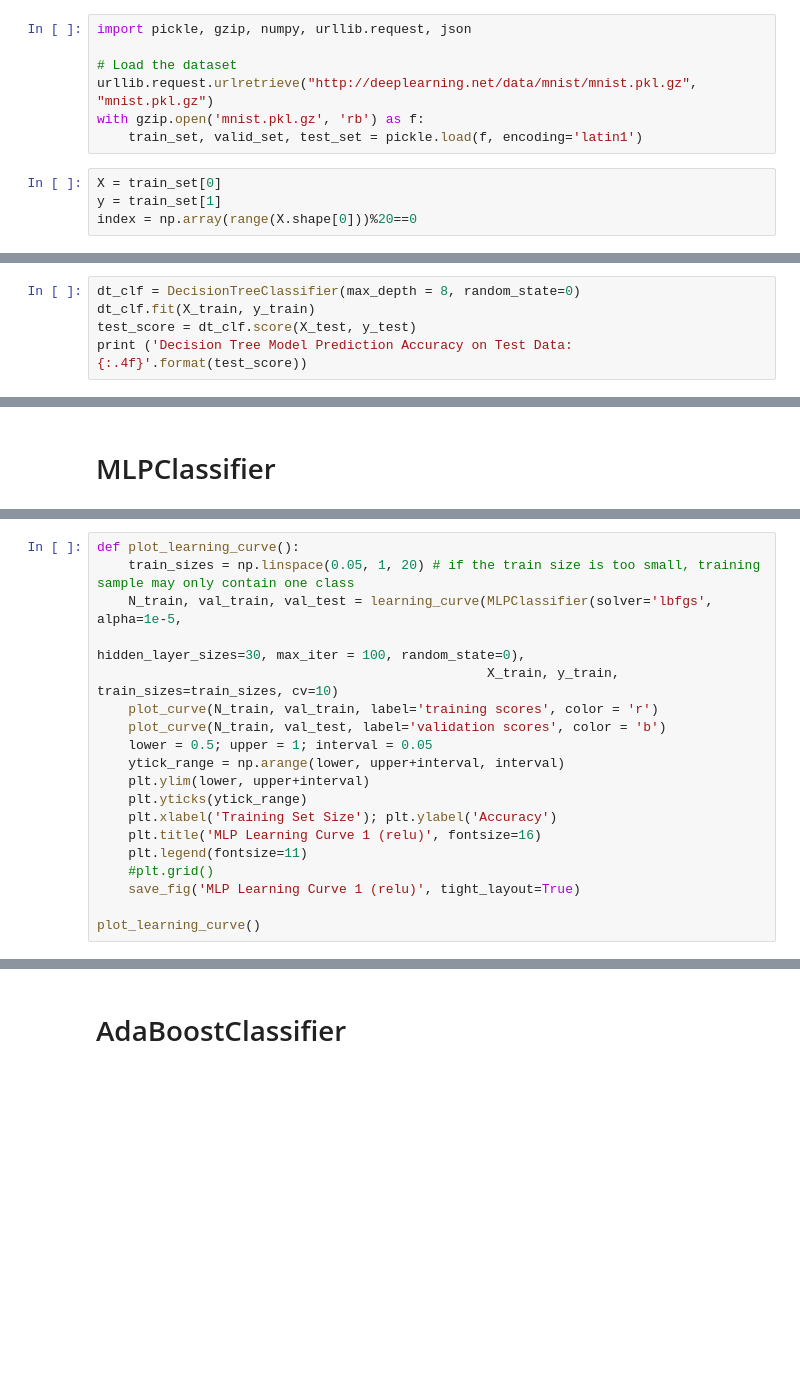
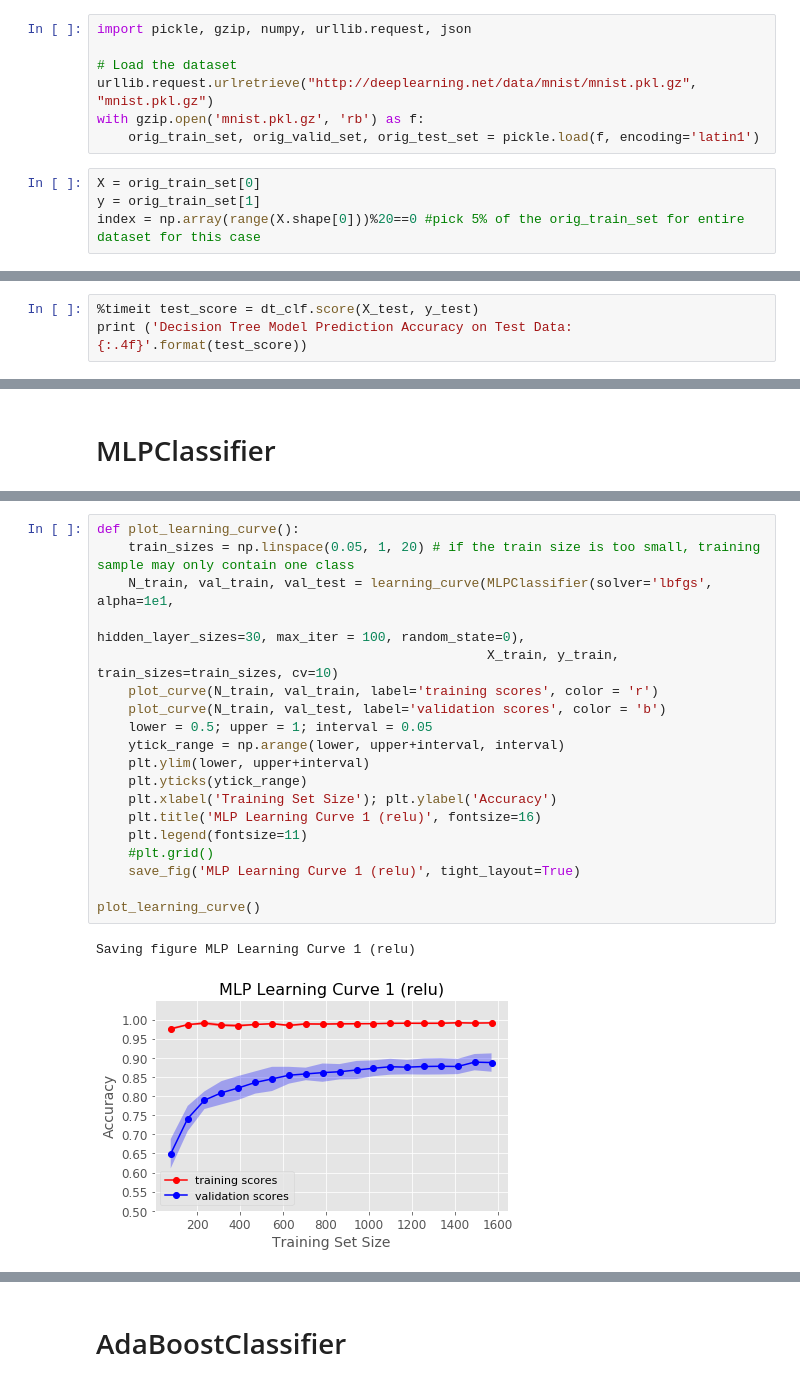
Before and after one commit to wanlipu/dsmain, a Jupyter notebook: machine_learning/classification-final-2-mnist.ipynb, the cells around one changed output, grey strips where cells are left out. Drawn from its saved outputs; the diff is of its cells as text; blank space fills up the shorter version.

```diff
--- a/machine_learning/classification-final-2-mnist.ipynb
+++ b/machine_learning/classification-final-2-mnist.ipynb
@@ -72,11 +72,11 @@ import pickle, gzip, numpy, urllib.request, json
 # Load the dataset
 urllib.request.urlretrieve("http://deeplearning.net/data/mnist/mnist.pkl.gz", "mnist.pkl.gz")
 with gzip.open('mnist.pkl.gz', 'rb') as f:
-    train_set, valid_set, test_set = pickle.load(f, encoding='latin1')
+    orig_train_set, orig_valid_set, orig_test_set = pickle.load(f, encoding='latin1')
 # %%
-X = train_set[0]
-y = train_set[1]
-index = np.array(range(X.shape[0]))%20==0
+X = orig_train_set[0]
+y = orig_train_set[1]
+index = np.array(range(X.shape[0]))%20==0 #pick 5% of the orig_train_set for entire dataset for this case
 # %%
 X = X[index, :]
 y = y[index]
@@ -159,6 +163,4 @@ Saving figure Decision Tree Learning Curve
 # %%
-dt_clf = DecisionTreeClassifier(max_depth = 8, random_state=0)
-dt_clf.fit(X_train, y_train)
-test_score = dt_clf.score(X_test, y_test)
+%timeit test_score = dt_clf.score(X_test, y_test)
 print ('Decision Tree Model Prediction Accuracy on Test Data: {:.4f}'.format(test_score))
 # %% [output]
@@ -265,22 +280,25 @@ plot_complexity_curve_mlp4()
 # %%
 def plot_learning_curve():
     train_sizes = np.linspace(0.05, 1, 20) # if the train size is too small, training sample may only contain one class
-    N_train, val_train, val_test = learning_curve(MLPClassifier(solver='lbfgs', alpha=1e-5,
+    N_train, val_train, val_test = learning_curve(MLPClassifier(solver='lbfgs', alpha=1e1,
                                                                 hidden_layer_sizes=30, max_iter = 100, random_state=0),
                                                   X_train, y_train, train_sizes=train_sizes, cv=10)
     plot_curve(N_train, val_train, label='training scores', color = 'r')
     plot_curve(N_train, val_test, label='validation scores', color = 'b')
     lower = 0.5; upper = 1; interval = 0.05
     ytick_range = np.arange(lower, upper+interval, interval)
     plt.ylim(lower, upper+interval)
     plt.yticks(ytick_range)
     plt.xlabel('Training Set Size'); plt.ylabel('Accuracy')
     plt.title('MLP Learning Curve 1 (relu)', fontsize=16)
     plt.legend(fontsize=11)
     #plt.grid()
     save_fig('MLP Learning Curve 1 (relu)', tight_layout=True)
 
 plot_learning_curve()
+# %% [output]
+Saving figure MLP Learning Curve 1 (relu)
+[figure, added]
 # %%
 def plot_learning_curve_mlp2():
     train_sizes = np.linspace(0.05, 1, 20)
```
Also changed, not shown: parts of 47 cells of this notebook, 32 other files.
